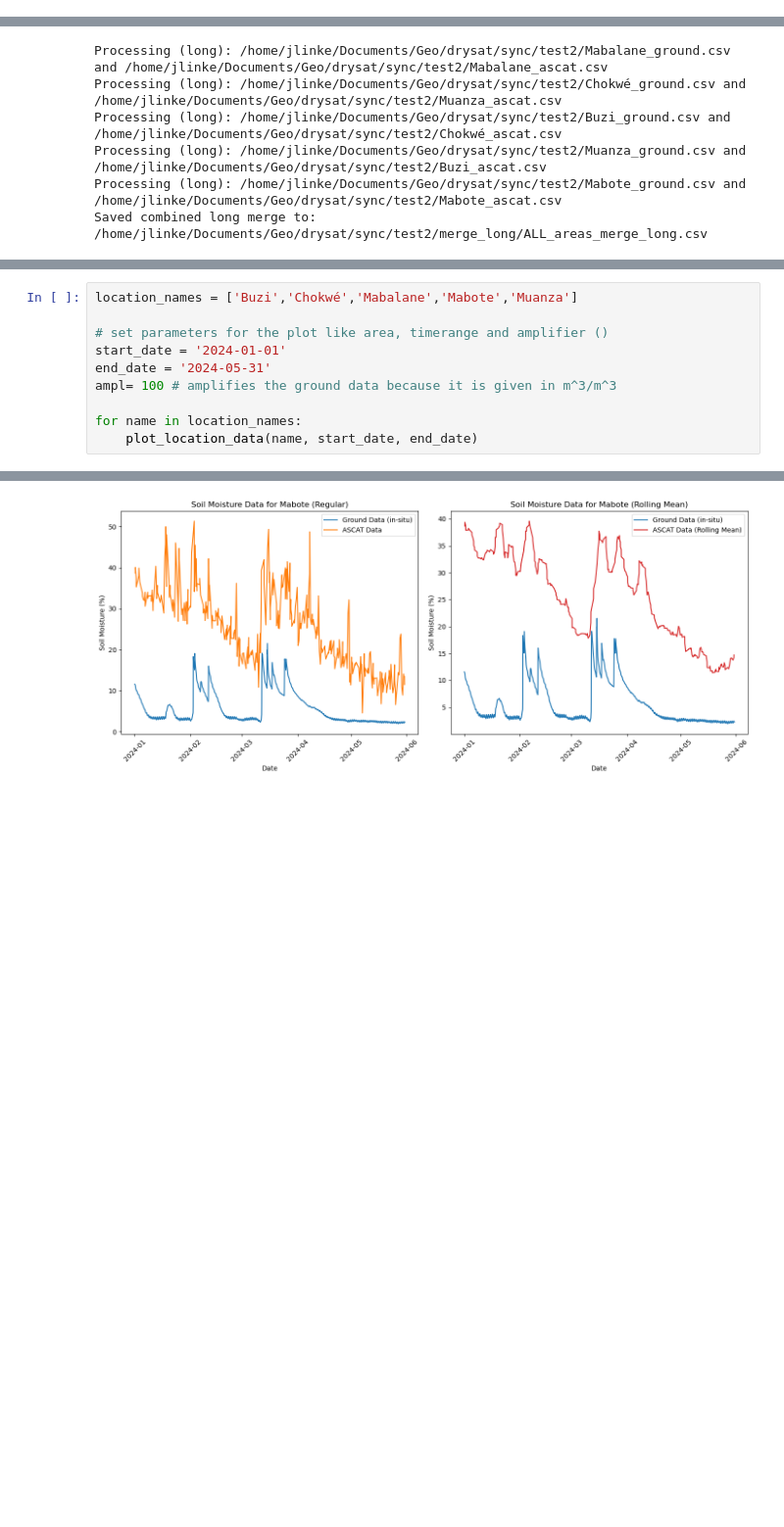
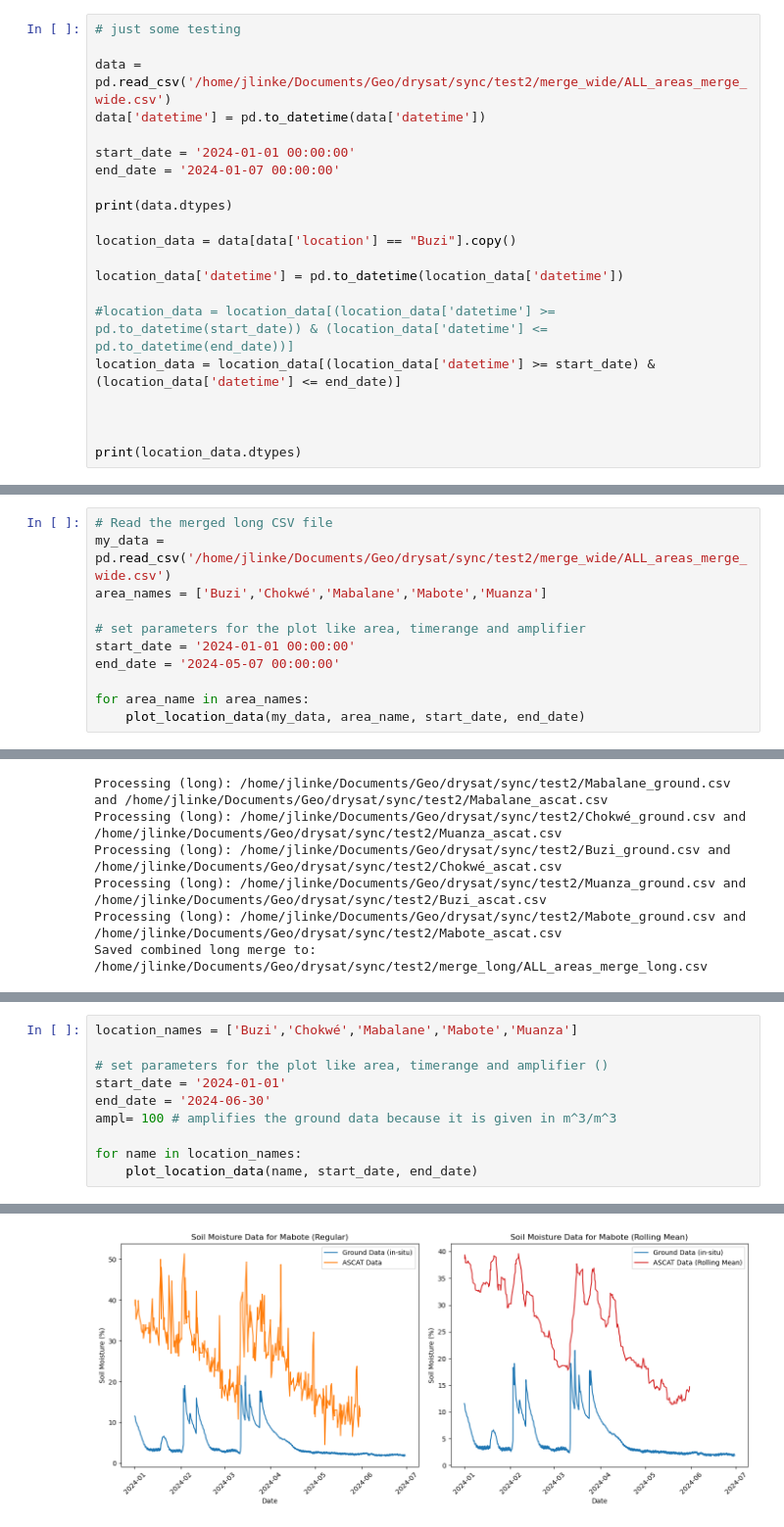
Before and after one commit to TUW-GEO/environmental-remote-sensing, a Jupyter notebook: drysat_merge.ipynb, the cells around one changed output, grey strips where cells are left out. Shown at 98% size. Saved outputs shown, nothing was run; the diff lists cells and outputs as text; blank space fills up the shorter version.

```diff
--- a/drysat_merge.ipynb
+++ b/drysat_merge.ipynb
@@ -116,0 +197,21 @@ Saved ASCAT: /home/jlinke/Documents/Geo/drysat/sync/test2/Muanza_ascat.csv
+# %%
+# just some testing
+
+data = pd.read_csv('/home/jlinke/Documents/Geo/drysat/sync/test2/merge_wide/ALL_areas_merge_wide.csv')
+data['datetime'] = pd.to_datetime(data['datetime'])
+
+start_date = '2024-01-01 00:00:00'
+end_date = '2024-01-07 00:00:00'
+
+print(data.dtypes)
+
+location_data = data[data['location'] == "Buzi"].copy()
+
+location_data['datetime'] = pd.to_datetime(location_data['datetime'])
+
+#location_data = location_data[(location_data['datetime'] >= pd.to_datetime(start_date)) & (location_data['datetime'] <= pd.to_datetime(end_date))]
+location_data = location_data[(location_data['datetime'] >= start_date) & (location_data['datetime'] <= end_date)]
+
+
+
+print(location_data.dtypes)
@@ -116,0 +291,11 @@ Saved ASCAT: /home/jlinke/Documents/Geo/drysat/sync/test2/Muanza_ascat.csv
+# %%
+# Read the merged long CSV file
+my_data = pd.read_csv('/home/jlinke/Documents/Geo/drysat/sync/test2/merge_wide/ALL_areas_merge_wide.csv')
+area_names = ['Buzi','Chokwé','Mabalane','Mabote','Muanza']
+
+# set parameters for the plot like area, timerange and amplifier
+start_date = '2024-01-01 00:00:00'
+end_date = '2024-05-07 00:00:00'
+
+for area_name in area_names:
+    plot_location_data(my_data, area_name, start_date, end_date)
@@ -256,7 +455,7 @@ location_names = ['Buzi','Chokwé','Mabalane','Mabote','Muanza']
 
 # set parameters for the plot like area, timerange and amplifier ()
 start_date = '2024-01-01'
-end_date = '2024-05-31'
+end_date = '2024-06-30'
 ampl= 100 # amplifies the ground data because it is given in m^3/m^3
 
 for name in location_names:
@@ -283,9 +482,9 @@ See the caveats in the documentation: https://pandas.pydata.org/pandas-docs/stab
 A value is trying to be set on a copy of a slice from a DataFrame.
 Try using .loc[row_indexer,col_indexer] = value instead
 
 See the caveats in the documentation: https://pandas.pydata.org/pandas-docs/stable/user_guide/indexing.html#returning-a-view-versus-a-copy
   ascat_data['ascat_rolling'] = ascat_data['value'].rolling(window=10, min_periods=1).mean()
-[figure, old version]
+[figure, new version]
 A value is trying to be set on a copy of a slice from a DataFrame.
 Try using .loc[row_indexer,col_indexer] = value instead
 
```
Also changed, not shown: parts of 10 cells of this notebook.
